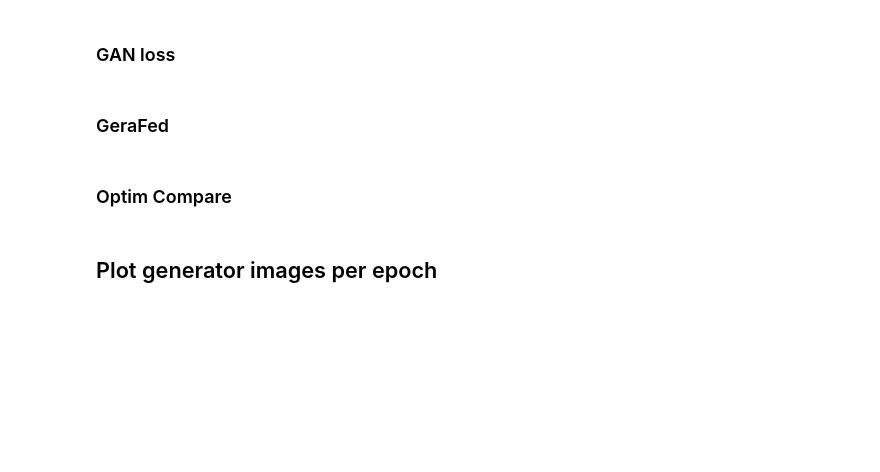
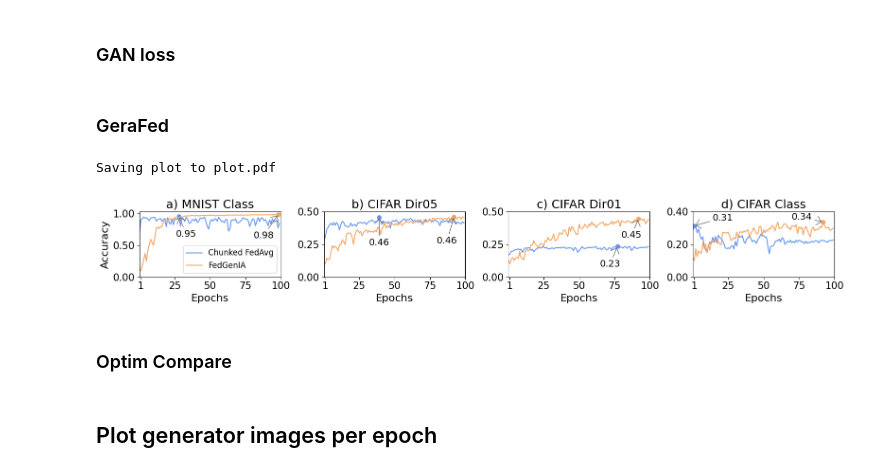
Before and after one commit to gustavoguaragna/GeraFed, a Jupyter notebook: NBs/F2U.ipynb, the cells around one changed output. Drawn from its saved outputs; the diff is of its cells as text; code cells hidden in the pictures; blank space fills up the shorter version.

```diff
--- a/NBs/F2U.ipynb
+++ b/NBs/F2U.ipynb
@@ -2712,8 +2785,8 @@ plot_series(
         "FedGenIA cifardir05": loaded_dict_cifar_dir05_gerafed["net_acc_round"],
         "Chunked FedAvg cifardir01": loaded_dict_cifar_dir01["net_acc_round"][:100],
         "FedGenIA cifardir01": loaded_dict_cifar_dir01_gerafed["net_acc_round"][:100],
-        "Chunked FedAvg": loaded_dict_mnist["net_acc_round"],
-        "FedGenIA": loaded_dict_mnist_gerafed["net_acc_round"]
+        "Chunked FedAvg": loaded_dict_mnist_class["net_acc_round"],
+        "FedGenIA": loaded_dict_mnist_class_gerafed["net_acc_round"]
         },
     series_styles={
         "Chunked FedAvg cifarclass": {"color": "cornflowerblue"},
@@ -2737,33 +2810,37 @@ plot_series(
         "FedGenIA cifarclass": "max",
         "Chunked FedAvg cifardir05": "max",
         "FedGenIA cifardir05": "max",
         "Chunked FedAvg cifardir01": "max",
         "FedGenIA cifardir01": "max",
         "Chunked FedAvg": "max",
         "FedGenIA": "max",
     },
     highlight_style={
         "Chunked FedAvg cifarclass": {"highlight_offset_max": (20, 0.02)},
         "FedGenIA cifarclass": {"highlight_offset_max": (-15, 0.005)},
         "Chunked FedAvg cifardir05": {"highlight_offset_max": (0, -0.23)},
         "FedGenIA cifardir05": {"highlight_offset_max": (-5, -0.22)},
         "Chunked FedAvg cifardir01": {"highlight_offset_max": (-5, -0.17)},
         "FedGenIA cifardir01": {"highlight_offset_max": (-5, -0.16)},
         "Chunked FedAvg": {"highlight_offset_max": (5, -0.35)},
         "FedGenIA": {"highlight_offset_max": (-10, -0.4)},
      },
     num_xticks=5,
     num_yticks=3,
     ylabel=["Accuracy","","",""],
     title=["a) MNIST Class", "b) CIFAR Dir05", "c) CIFAR Dir01", "d) CIFAR Class"],
     legend_subplot_index=0,
     label_fontsize=16,
     tick_fontsize=15,
     highlight_markersize=6,
     highlight_text_size=14,
     legend_fontsize=12,
     title_fontsize=18,
+    save=True
 )
+# %% [output]
+Saving plot to plot.pdf
+[figure, added]
 # %% [markdown]
 ### Optim Compare
 # %%
```
Also changed, not shown: parts of 12 cells of this notebook.
